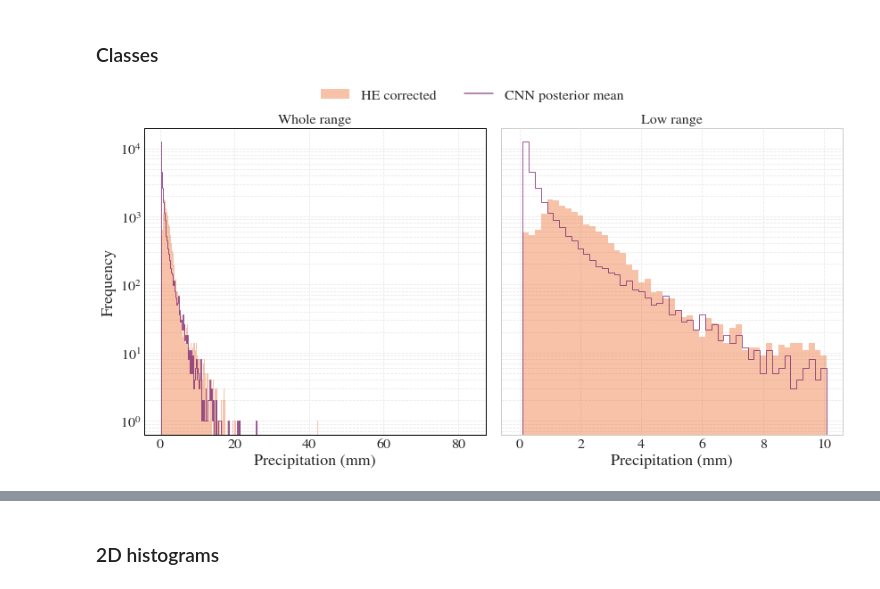
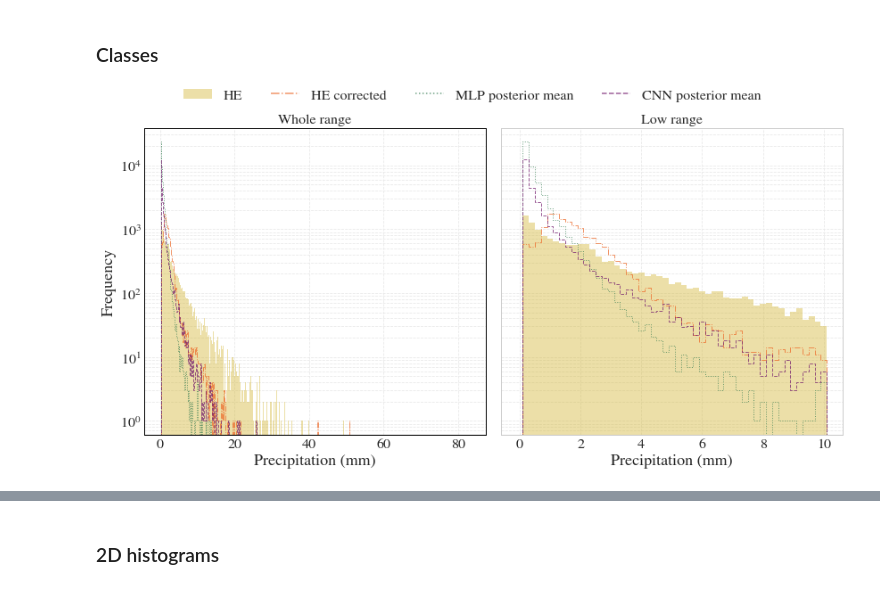
Before and after one commit to ingridingemarsson/geostat-masters-thesis, a Jupyter notebook: notebooks/compare_gauge_he_preds.ipynb, the cells around one changed output, grey strips where cells are left out. Saved outputs shown, nothing was run; the diff lists cells and outputs as text; code cells hidden in the pictures.

Commit message:
more changes to plots

```diff
--- a/notebooks/compare_gauge_he_preds.ipynb
+++ b/notebooks/compare_gauge_he_preds.ipynb
@@ -380,8 +381,11 @@ plotError(data_dict, diffbins, 'gauge_precip', var_list, quantity=quantity)
 ### Classes
 # %%
 plotFalse(data_dict, bins, 'gauge_precip',
-                 ['HE_precip_corr', 'xception_posterior_mean'], ty='FP', quantity=quantity
+                 ['HE_precip', 'HE_precip_corr', 'mlp_posterior_mean', 'xception_posterior_mean'],
+          ty='FP', quantity=quantity,
+          linestyles=['solid', 'dashdot', 'dotted', 'dashed']
           #,filename="../plots/thesis/FalsePositives_gauge.pdf"
+          #,filename="../plots/thesis/FalsePositives_gauge_app.pdf"
                 )
 # %% [output]
-[figure, old version]
+[figure, new version]
```
Also changed, not shown: parts of 29 cells of this notebook, 12 other files.
